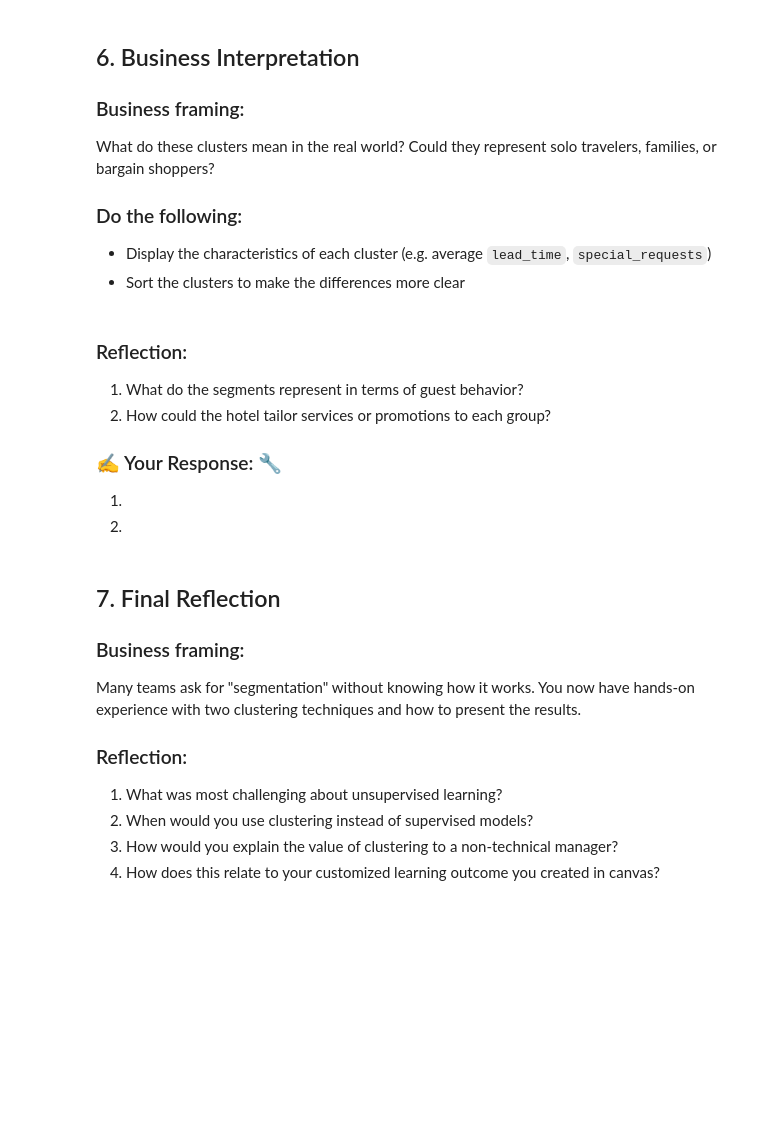
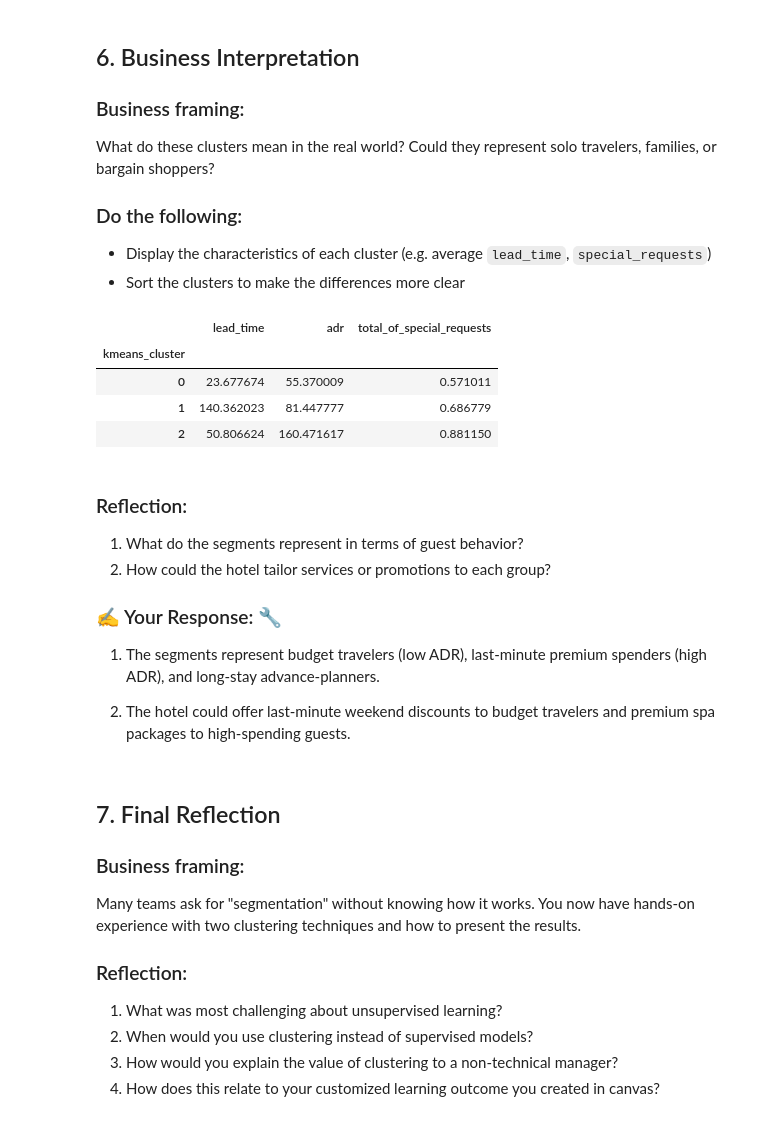
Before and after one commit to jsherwood2/IS-4487, a Jupyter notebook: Assignments/assignment_09_clustering.ipynb, the cells around one changed output. Saved outputs shown, nothing was run; the diff lists cells and outputs as text; code cells hidden in the pictures; blank space fills up the shorter version.

```diff
--- a/Assignments/assignment_09_clustering.ipynb
+++ b/Assignments/assignment_09_clustering.ipynb
@@ -234,12 +331,22 @@ What do these clusters mean in the real world? Could they represent solo travele
+# %%
+# Add code here 🔧
+# Display sorted K-Means characteristics
+display(df_cleaned.groupby('kmeans_cluster')[['lead_time', 'adr', 'total_of_special_requests']].mean().sort_values(by='adr'))
+# %% [output]
+|  | lead_time | adr | total_of_special_requests |
+| kmeans_cluster |  |  |  |
+| 0 | 23.677674 | 55.370009 | 0.571011 |
+| 1 | 140.362023 | 81.447777 | 0.686779 |
+| 2 | 50.806624 | 160.471617 | 0.881150 |
 # %% [markdown]
 ### Reflection:
 1. What do the segments represent in terms of guest behavior?
 2. How could the hotel tailor services or promotions to each group?
 
 ### ✍️ Your Response: 🔧
-1.
+1. The segments represent budget travelers (low ADR), last-minute premium spenders (high ADR), and long-stay advance-planners.
 
-2.
+2. The hotel could offer last-minute weekend discounts to budget travelers and premium spa packages to high-spending guests.
 # %% [markdown]
 ## 7. Final Reflection
 
```
Also changed, not shown: parts of 17 cells of this notebook.
